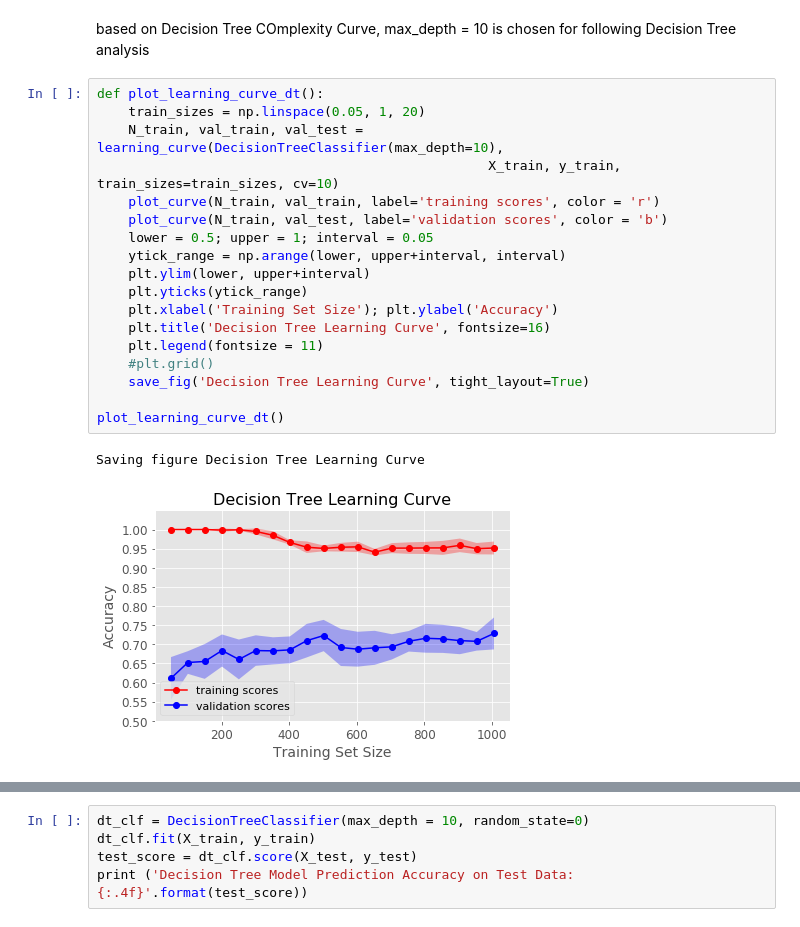
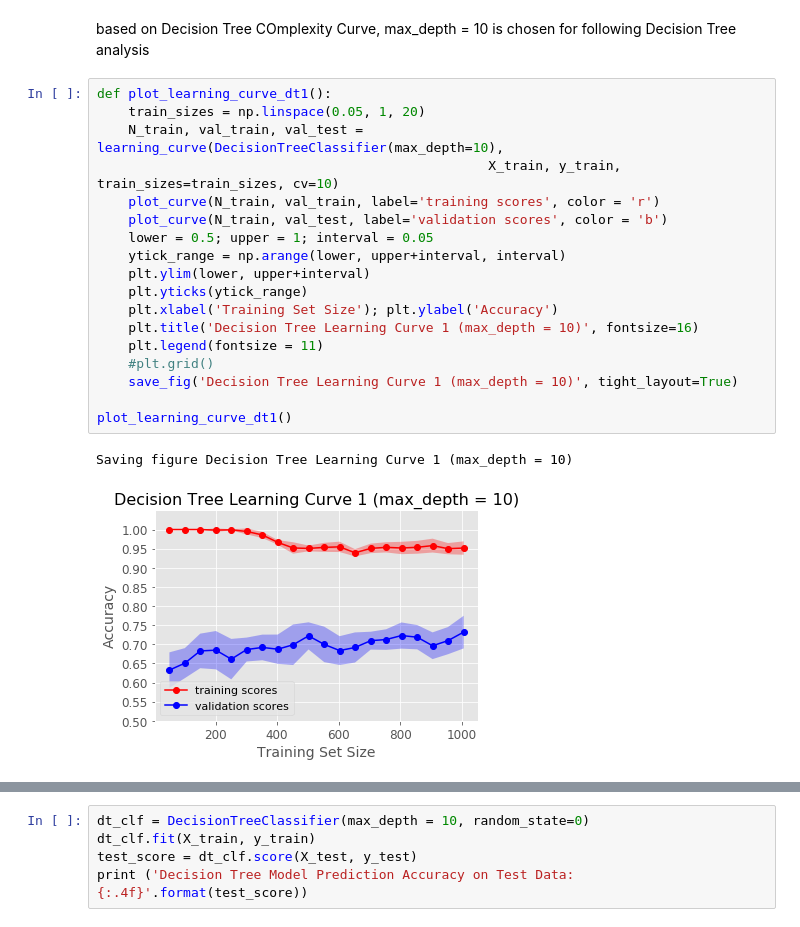
Before and after one commit to wanlipu/dsmain, a Jupyter notebook: machine_learning/classification-final-1.ipynb, the cells around one changed output, grey strips where cells are left out. Cells and saved outputs as stored; diff of their text form.

```diff
--- a/machine_learning/classification-final-1.ipynb
+++ b/machine_learning/classification-final-1.ipynb
@@ -154,23 +154,23 @@ Saving figure Decision Tree Complexity Curve (max_depth)
 # %% [markdown]
 based on Decision Tree COmplexity Curve, max_depth = 10 is chosen for following Decision Tree analysis
 # %%
-def plot_learning_curve_dt():
+def plot_learning_curve_dt1():
     train_sizes = np.linspace(0.05, 1, 20)
     N_train, val_train, val_test = learning_curve(DecisionTreeClassifier(max_depth=10),
                                                   X_train, y_train, train_sizes=train_sizes, cv=10)
     plot_curve(N_train, val_train, label='training scores', color = 'r')
     plot_curve(N_train, val_test, label='validation scores', color = 'b')
     lower = 0.5; upper = 1; interval = 0.05
     ytick_range = np.arange(lower, upper+interval, interval)
     plt.ylim(lower, upper+interval)
     plt.yticks(ytick_range)
     plt.xlabel('Training Set Size'); plt.ylabel('Accuracy')
-    plt.title('Decision Tree Learning Curve', fontsize=16)
+    plt.title('Decision Tree Learning Curve 1 (max_depth = 10)', fontsize=16)
     plt.legend(fontsize = 11)
     #plt.grid()
-    save_fig('Decision Tree Learning Curve', tight_layout=True)
+    save_fig('Decision Tree Learning Curve 1 (max_depth = 10)', tight_layout=True)
 
-plot_learning_curve_dt()
+plot_learning_curve_dt1()
 # %% [output]
-Saving figure Decision Tree Learning Curve
+Saving figure Decision Tree Learning Curve 1 (max_depth = 10)
-[figure, old version]
+[figure, new version]
```
Also changed, not shown: parts of 23 cells of this notebook, 43 other files.
